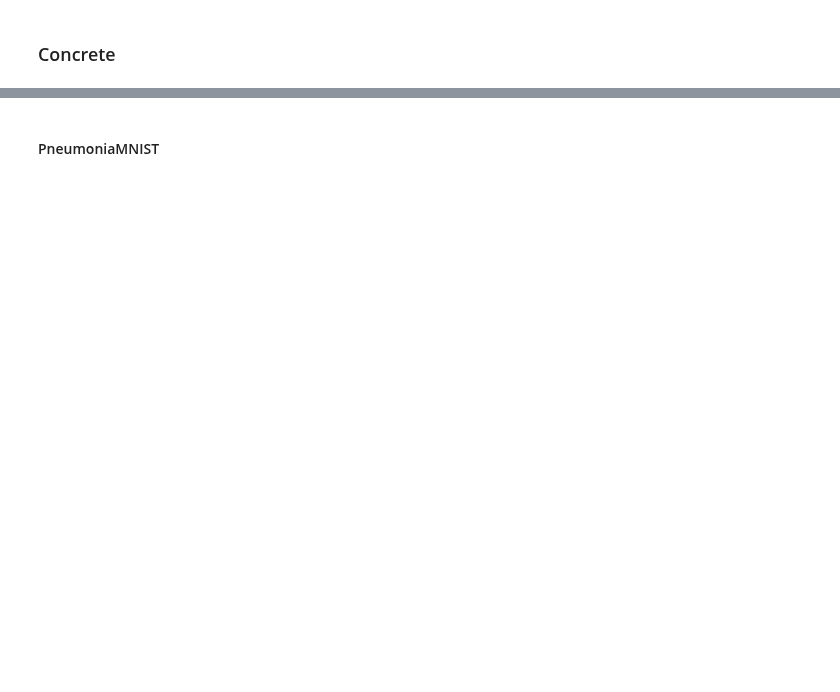
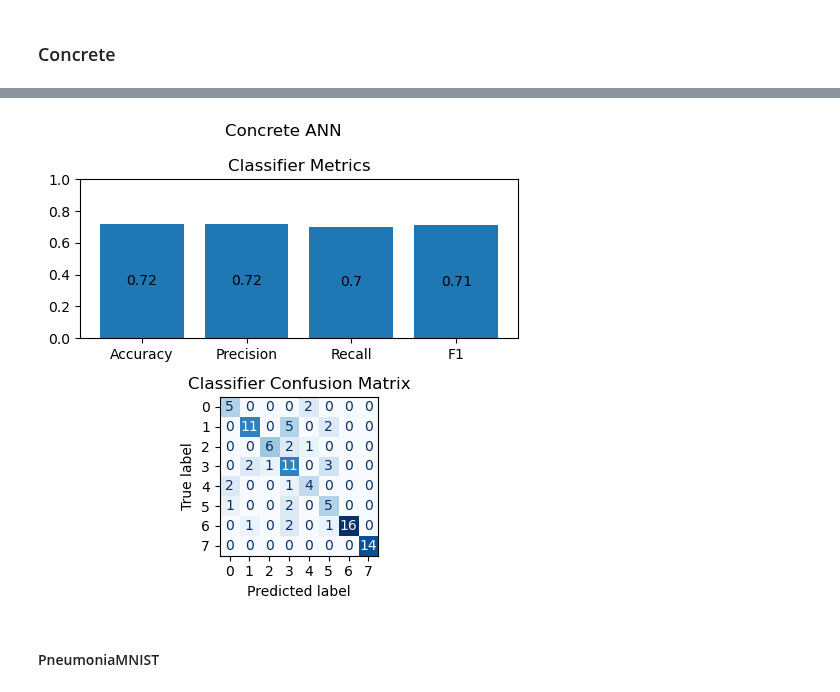
Before and after one commit to lstk44/Homomorphic-Encryption, a Jupyter notebook: UCImageClassification/ImageClassification.ipynb, the cells around one changed output, grey strips where cells are left out. Saved outputs shown, nothing was run; the diff lists cells and outputs as text; code cells hidden in the pictures; blank space fills up the shorter version.

```diff
--- a/UCImageClassification/ImageClassification.ipynb
+++ b/UCImageClassification/ImageClassification.ipynb
@@ -528,3 +497,9 @@ class ConcreteANN():
+# %%
+ypred_ann_concrete = concrete_ann.evaluate(blood_xtest, fhe='simulate')
+
+plot_classification_metrics(y_true=blood_ytest, y_pred=ypred_ann_concrete, plot_title='Concrete ANN')
+# %% [output]
+[figure, added]
 # %% [markdown]
 #### PneumoniaMNIST
 # %%
```
Also changed, not shown: parts of 51 cells of this notebook, 2 other files.
